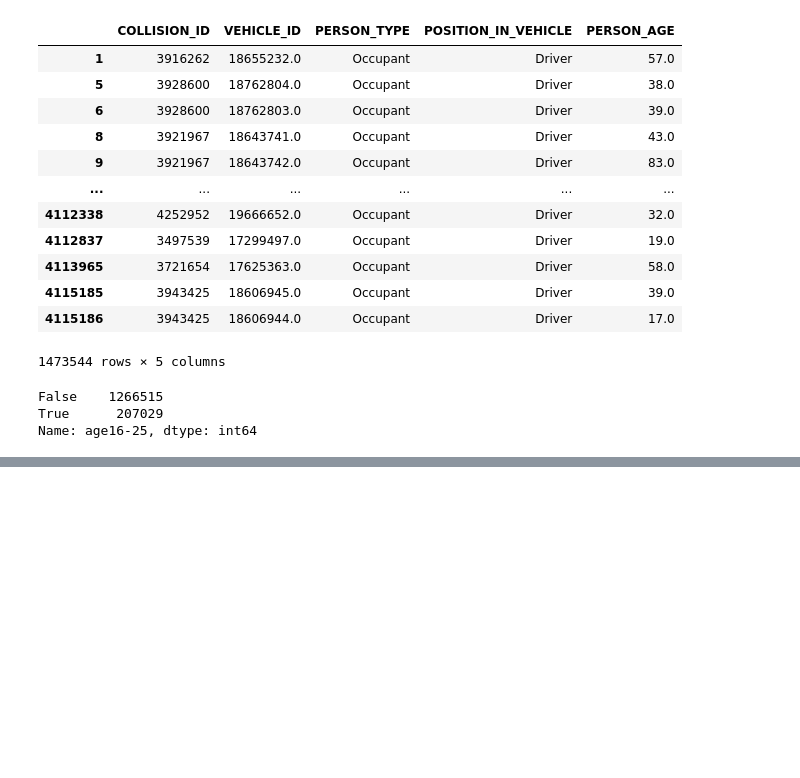
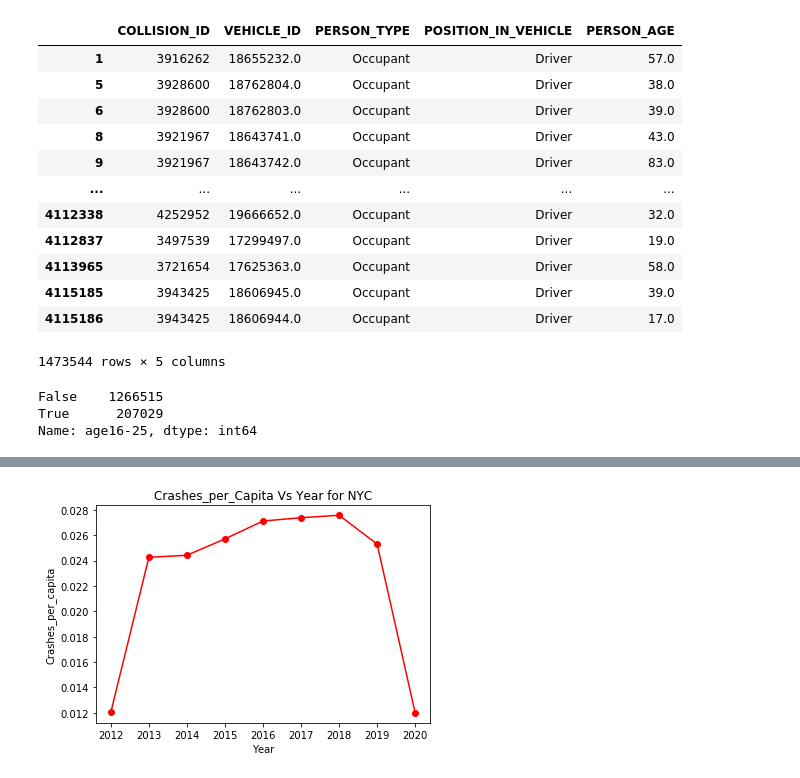
Before and after one commit to SanhitaD207/2020Fall_projects, a Jupyter notebook: NYCMotorVehicleCollisions.ipynb, the cells around one changed output, grey strips where cells are left out. Drawn from its saved outputs; the diff is of its cells as text; code cells hidden in the pictures; blank space fills up the shorter version.

```diff
--- a/NYCMotorVehicleCollisions.ipynb
+++ b/NYCMotorVehicleCollisions.ipynb
@@ -242,0 +313,4 @@ Name: age16-25, dtype: int64
+# %%
+crashes_total['CRASH_YEAR'] = crashes_total['CRASH_YEAR'].astype('int64')
+# %%
+crashes_population = pd.merge(crashes_total, NYC_Population, left_on='CRASH_YEAR', right_on='Year', how='inner')
@@ -242,0 +330,5 @@ Name: age16-25, dtype: int64
+# %%
+crashes_population.loc[:, 'Crashes_per_capita'] = crashes_population['Total_Crashes']/crashes_population['Population']
+# %%
+crashes_population_sorted = crashes_population.sort_values(by=['Year'])
+crashes_population_sorted
@@ -242,0 +346,8 @@ Name: age16-25, dtype: int64
+# %%
+plt.plot(crashes_population_sorted['Year'], crashes_population_sorted['Crashes_per_capita'], color='red', marker='o')
+plt.title('Crashes_per_Capita Vs Year for NYC')
+plt.xlabel('Year')
+plt.ylabel('Crashes_per_capita')
+plt.show()
+# %% [output]
+[figure, added]
```
Also changed, not shown: parts of 21 cells of this notebook.
